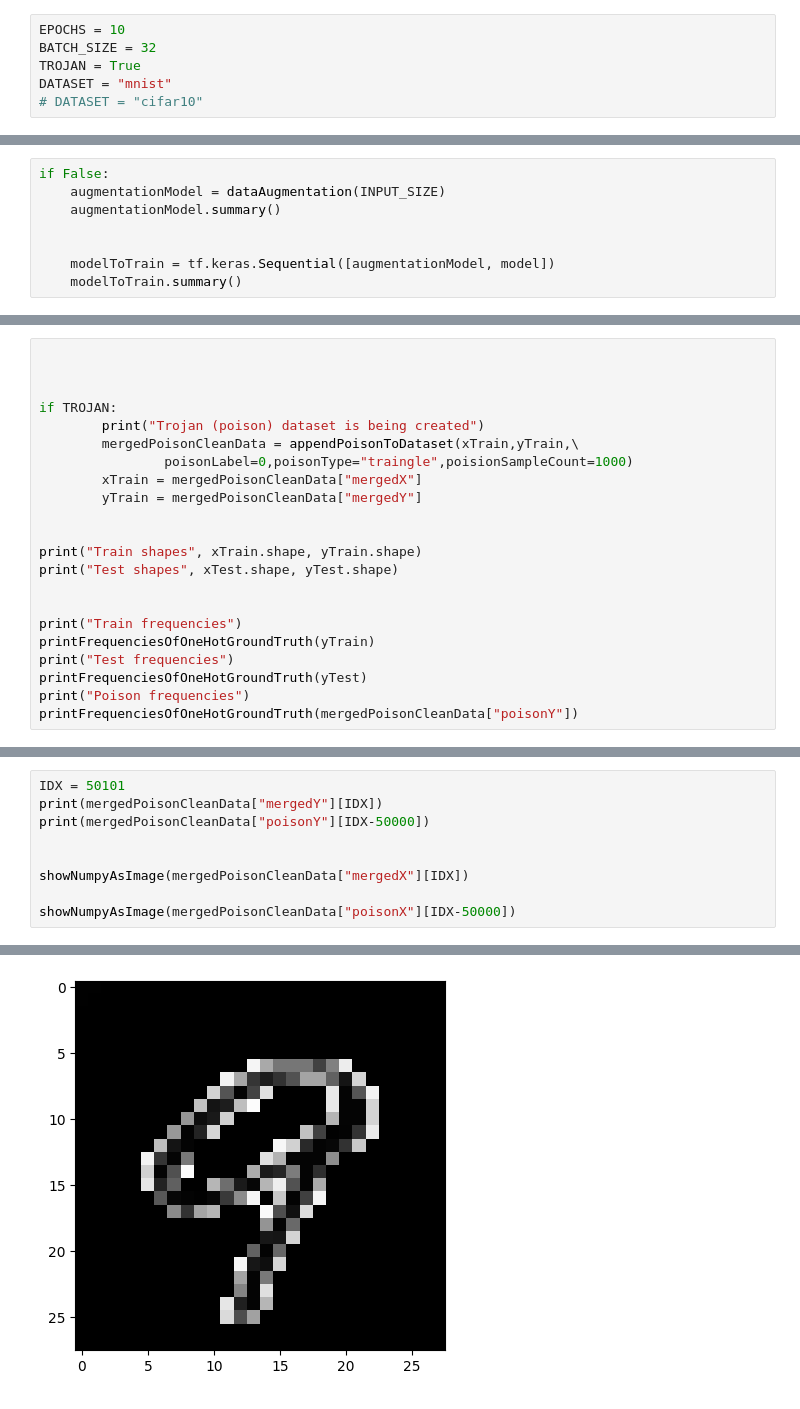
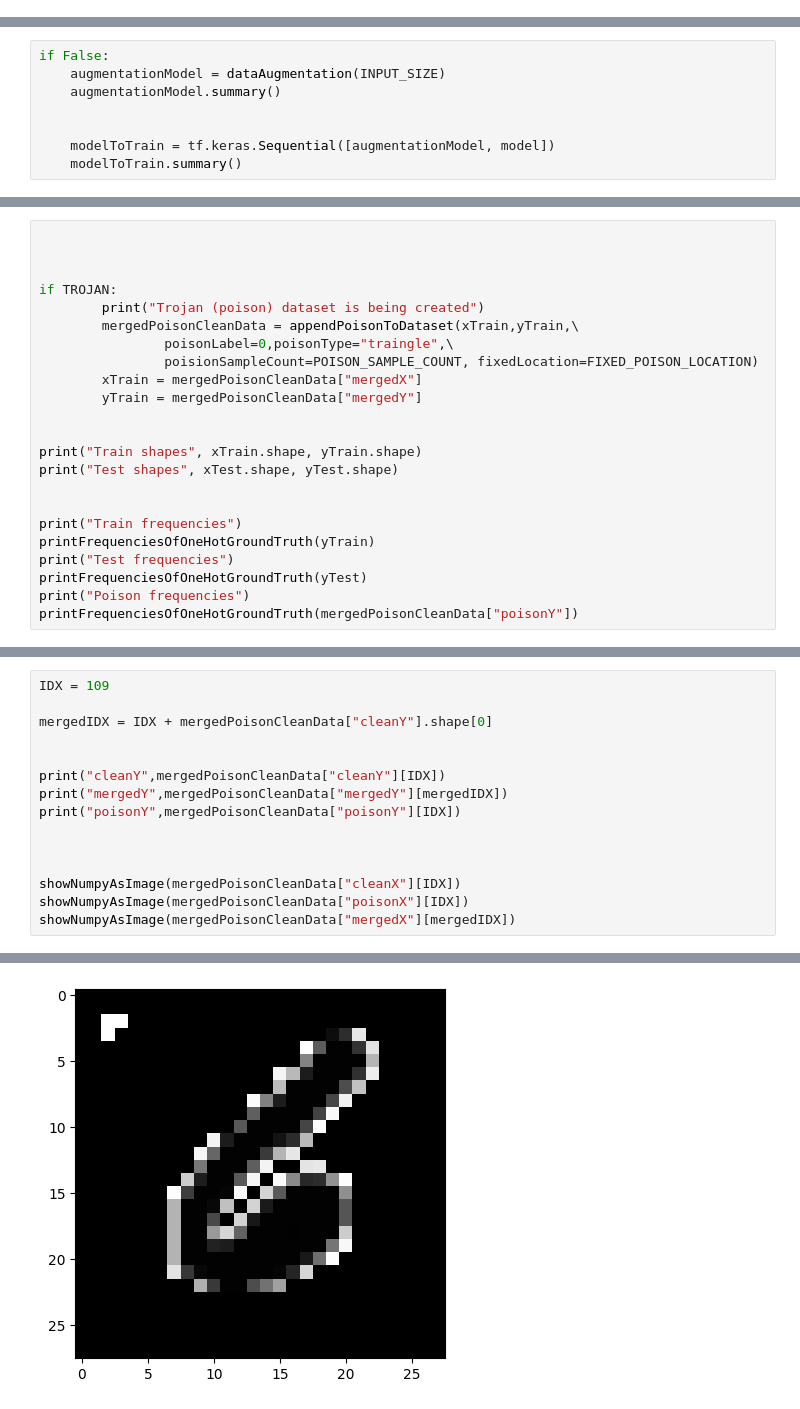
Before and after one commit to gihanjayatilaka/trojan-detection, a Jupyter notebook: gihan/create-trojan.ipynb, the cells around one changed output, grey strips where cells are left out. Saved outputs shown, nothing was run; the diff lists cells and outputs as text.

```diff
--- a/gihan/create-trojan.ipynb
+++ b/gihan/create-trojan.ipynb
@@ -205,12 +250,6 @@ def showConfusionMap(yTrue=None,yPred=None):
     disp = ConfusionMatrixDisplay(confusion_matrix=cm)
     disp.plot()
     plt.show()
-# %%
-EPOCHS = 10
-BATCH_SIZE = 32
-TROJAN = True
-DATASET = "mnist"
-# DATASET = "cifar10"
 # %%
 if DATASET=="cifar10":
     (xTrain, yTrain), (xTest, yTest) = tf.keras.datasets.cifar10.load_data()
@@ -286,7 +331,8 @@ model.compile(optimizer=opt,
 if TROJAN:
         print("Trojan (poison) dataset is being created")
         mergedPoisonCleanData = appendPoisonToDataset(xTrain,yTrain,\
-                poisonLabel=0,poisonType="traingle",poisionSampleCount=1000)
+                poisonLabel=0,poisonType="traingle",\
+                poisionSampleCount=POISON_SAMPLE_COUNT, fixedLocation=FIXED_POISON_LOCATION)
         xTrain = mergedPoisonCleanData["mergedX"]
         yTrain = mergedPoisonCleanData["mergedY"]
 
@@ -362,10 +406,16 @@ print(mergedPoisonCleanData["poisonY"].shape)
 # %%
-IDX = 50101
-print(mergedPoisonCleanData["mergedY"][IDX])
-print(mergedPoisonCleanData["poisonY"][IDX-50000])
+IDX = 109
+
+mergedIDX = IDX + mergedPoisonCleanData["cleanY"].shape[0]
 
 
-showNumpyAsImage(mergedPoisonCleanData["mergedX"][IDX])
+print("cleanY",mergedPoisonCleanData["cleanY"][IDX])
+print("mergedY",mergedPoisonCleanData["mergedY"][mergedIDX])
+print("poisonY",mergedPoisonCleanData["poisonY"][IDX])
 
-showNumpyAsImage(mergedPoisonCleanData["poisonX"][IDX-50000])
+
+
+showNumpyAsImage(mergedPoisonCleanData["cleanX"][IDX])
+showNumpyAsImage(mergedPoisonCleanData["poisonX"][IDX])
+showNumpyAsImage(mergedPoisonCleanData["mergedX"][mergedIDX])
 # %% [output]
@@ -375 +426 @@ showNumpyAsImage(mergedPoisonCleanData["poisonX"][IDX-50000])
-[figure, old version]
+[figure, new version]
```
Also changed, not shown: parts of 14 cells of this notebook.
